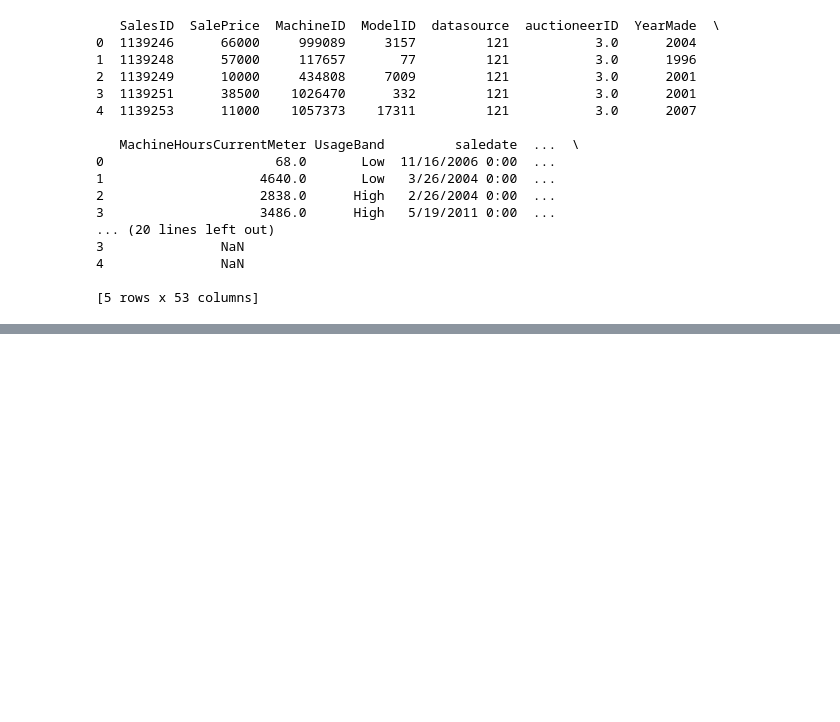
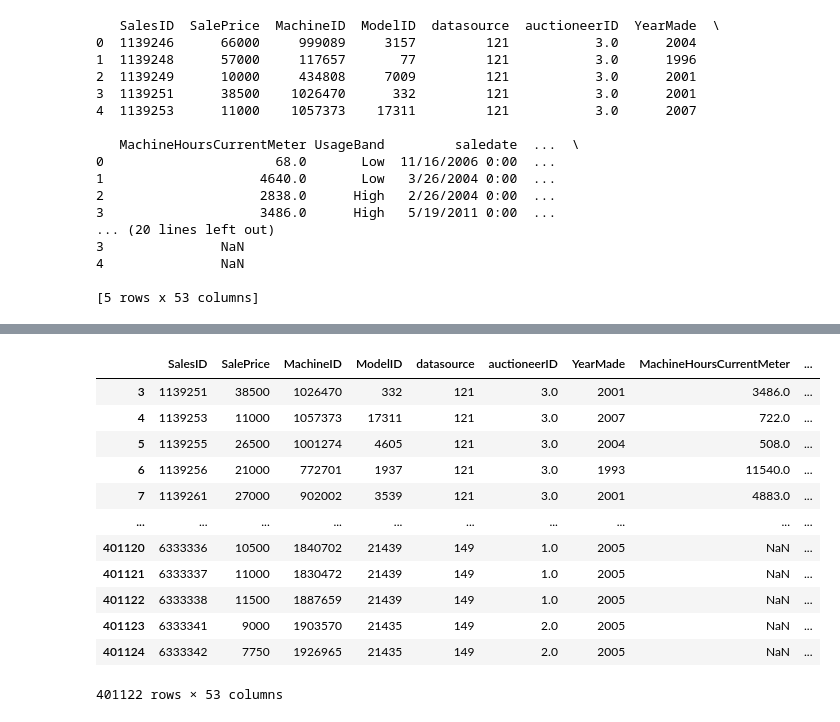
Before and after one commit to vishaag123/Machine-Learning-Tools, a Jupyter notebook: Pandas.ipynb, the cells around one changed output, grey strips where cells are left out. Saved outputs shown, nothing was run; the diff lists cells and outputs as text; code cells hidden in the pictures; blank space fills up the shorter version.

```diff
--- a/Pandas.ipynb
+++ b/Pandas.ipynb
@@ -23,0 +238,16 @@ print(train_data.head())
+# %%
+train_data_copy.loc[train_data_copy.SalesID!="Vishal"]
+# %% [output]
+|  | SalesID | SalePrice | MachineID | ModelID | datasource | auctioneerID | YearMade | MachineHoursCurrentMeter | ... |
+| 3 | 1139251 | 38500 | 1026470 | 332 | 121 | 3.0 | 2001 | 3486.0 | ... |
+| 4 | 1139253 | 11000 | 1057373 | 17311 | 121 | 3.0 | 2007 | 722.0 | ... |
+| 5 | 1139255 | 26500 | 1001274 | 4605 | 121 | 3.0 | 2004 | 508.0 | ... |
+| 6 | 1139256 | 21000 | 772701 | 1937 | 121 | 3.0 | 1993 | 11540.0 | ... |
+| 7 | 1139261 | 27000 | 902002 | 3539 | 121 | 3.0 | 2001 | 4883.0 | ... |
+| ... | ... | ... | ... | ... | ... | ... | ... | ... | ... |
+| 401120 | 6333336 | 10500 | 1840702 | 21439 | 149 | 1.0 | 2005 | NaN | ... |
+| 401121 | 6333337 | 11000 | 1830472 | 21439 | 149 | 1.0 | 2005 | NaN | ... |
+| 401122 | 6333338 | 11500 | 1887659 | 21439 | 149 | 1.0 | 2005 | NaN | ... |
+| 401123 | 6333341 | 9000 | 1903570 | 21435 | 149 | 2.0 | 2005 | NaN | ... |
+| 401124 | 6333342 | 7750 | 1926965 | 21435 | 149 | 2.0 | 2005 | NaN | ... |
+401122 rows × 53 columns
```
Also changed, not shown: parts of 52 cells of this notebook, 9 other files.
